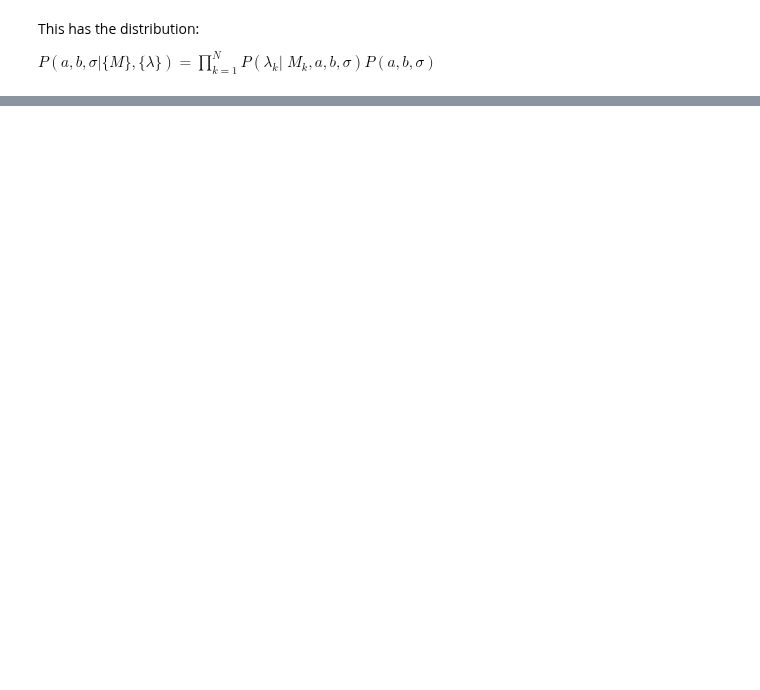
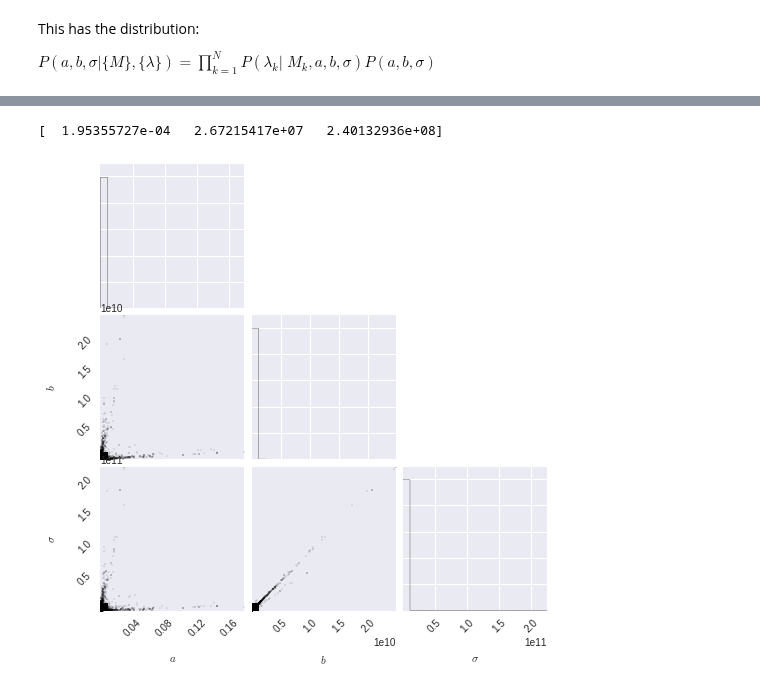
Before and after one commit to Ravirajadrangi/ClusterMassInference, a Jupyter notebook: Playing With Catalog V2.ipynb, the cells around one changed output, grey strips where cells are left out. Cells and saved outputs as stored; diff of their text form; code cells hidden in the pictures; blank space fills up the shorter version.

```diff
--- a/Playing With Catalog V2.ipynb
+++ b/Playing With Catalog V2.ipynb
@@ -297,20 +260,23 @@ import emcee as mc
 import multiprocessing
 nCores = multiprocessing.cpu_count()
 sampler = mc.EnsembleSampler(nwalkers, ndim, log_posterior, args=[rich, mass],threads = nCores)
-nsteps, nburn = 500, nwalkers*10
+nsteps, nburn = 100, 200
 # %%
 np.random.seed(0)#"random"
 
 sampler.run_mcmc(pos0, nsteps);
 # %%
 chain = sampler.flatchain[nburn:, :]
-sampler.pool.terminate()#there's a bug in emcee that creates daemon threads. This kills them.
+#sampler.pool.terminate()#there's a bug in emcee that creates daemon threads. This kills them.
 del(sampler)
 
 MAP = chain.mean(axis = 0)
 print MAP
-print a_true, b_true, sigma_true
+# %% [output]
+[  1.95355727e-04   2.67215417e+07   2.40132936e+08]
 # %%
 from corner import corner
 titles = ['$a$', '$b$', '$\sigma$']
-corner(chain, labels = titles , truths = [a_true, b_true, sigma_true]);
+corner(chain, labels = titles);# , truths = [a_true, b_true, sigma_true]);
+# %% [output]
+[figure, added]
```
Also changed, not shown: parts of 6 cells of this notebook.
